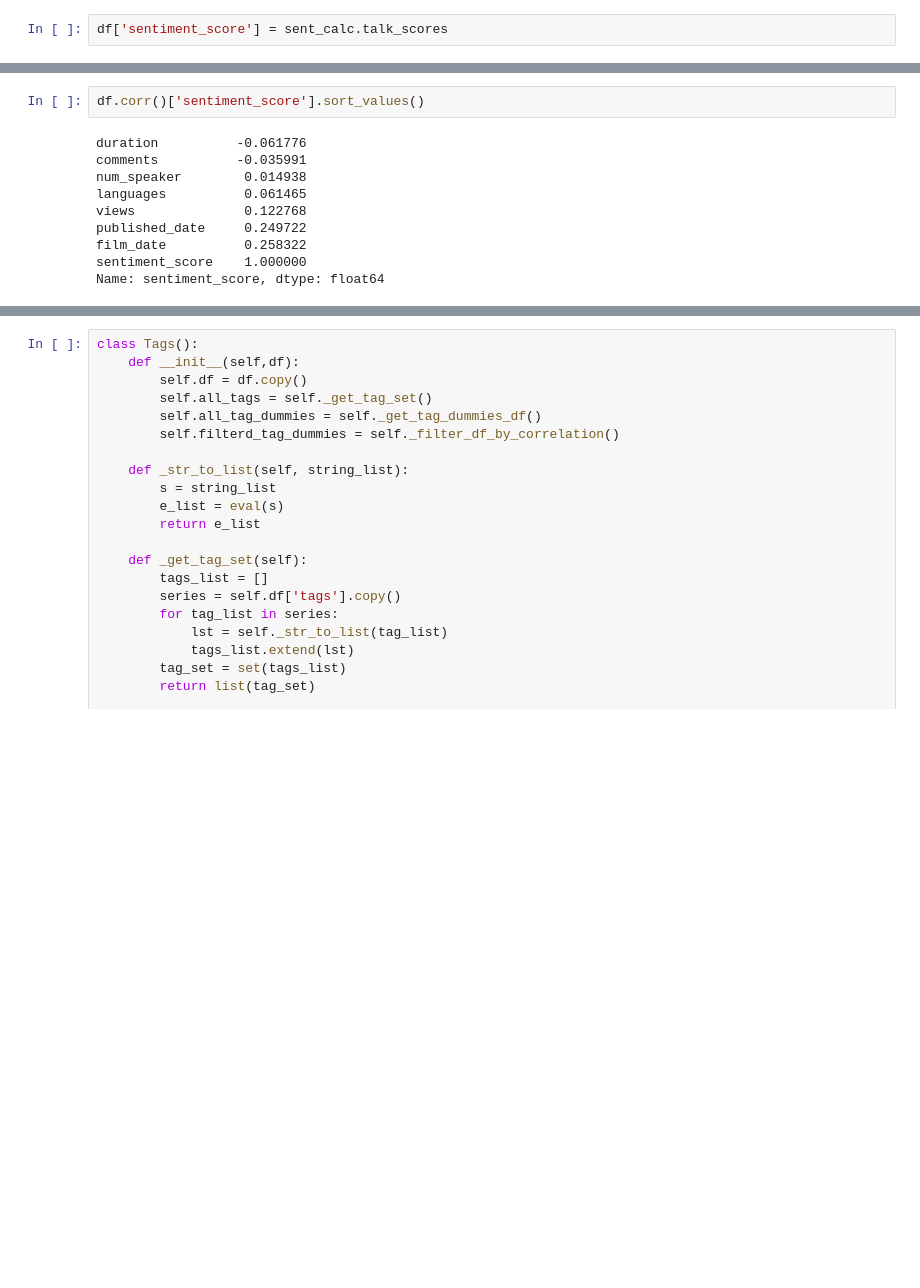
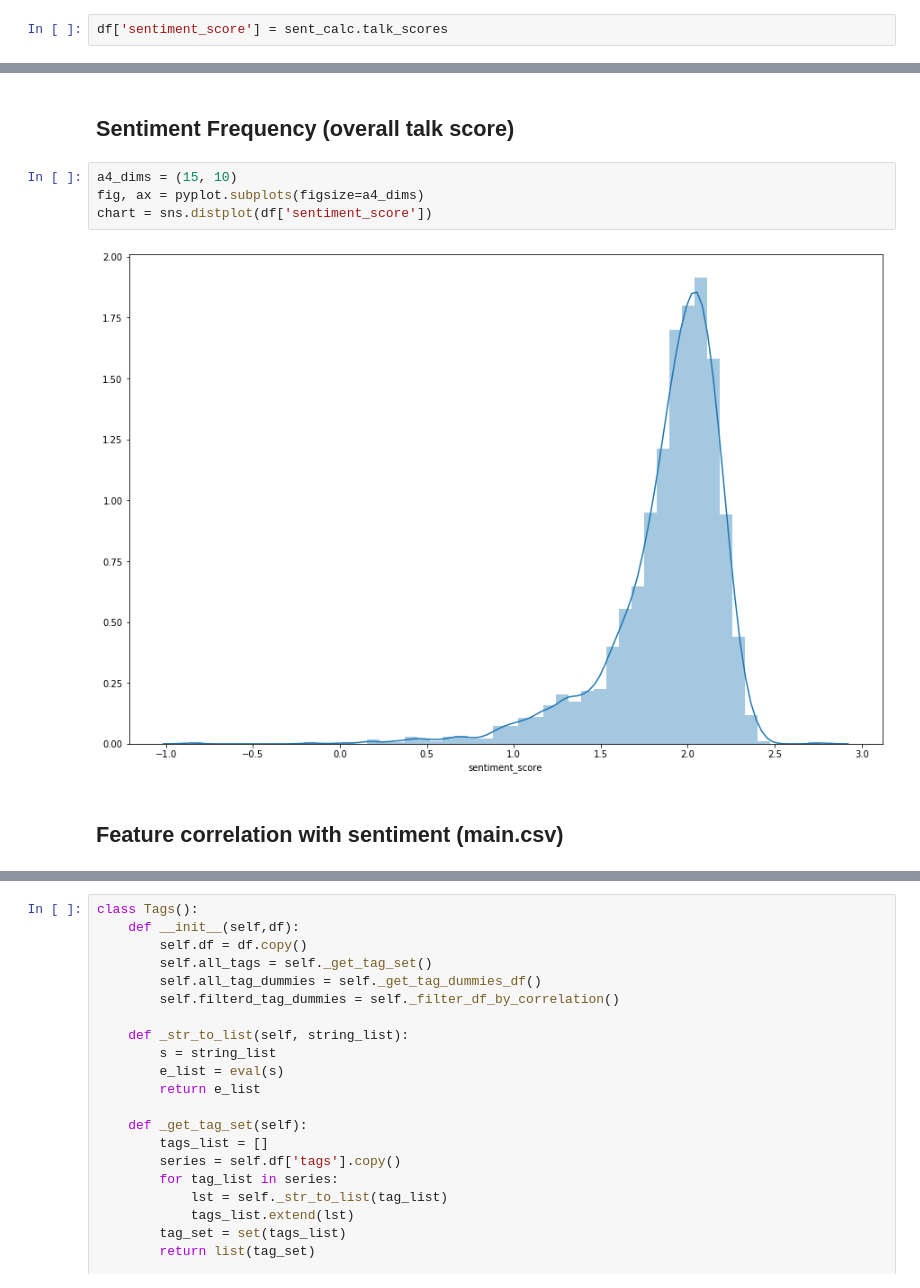
Before and after one commit to wesbh/ted_prediction, a Jupyter notebook: Ted.ipynb, the cells around one changed output, grey strips where cells are left out. Saved outputs shown, nothing was run; the diff lists cells and outputs as text; blank space fills up the shorter version.

```diff
--- a/Ted.ipynb
+++ b/Ted.ipynb
@@ -123,12 +133,10 @@ sns.distplot(df['sentiment_score'])
-# %%
-df.corr()['sentiment_score'].sort_values()
-# %% [output]
-duration          -0.061776
-comments          -0.035991
-num_speaker        0.014938
-languages          0.061465
-views              0.122768
-published_date     0.249722
-film_date          0.258322
-sentiment_score    1.000000
-Name: sentiment_score, dtype: float64
+# %% [markdown]
+## Sentiment Frequency (overall talk score)
+# %%
+a4_dims = (15, 10)
+fig, ax = pyplot.subplots(figsize=a4_dims)
+chart = sns.distplot(df['sentiment_score'])
+# %% [output]
+[figure, added]
+# %% [markdown]
+## Feature correlation with sentiment (main.csv)
```
Also changed, not shown: parts of 29 cells of this notebook.
